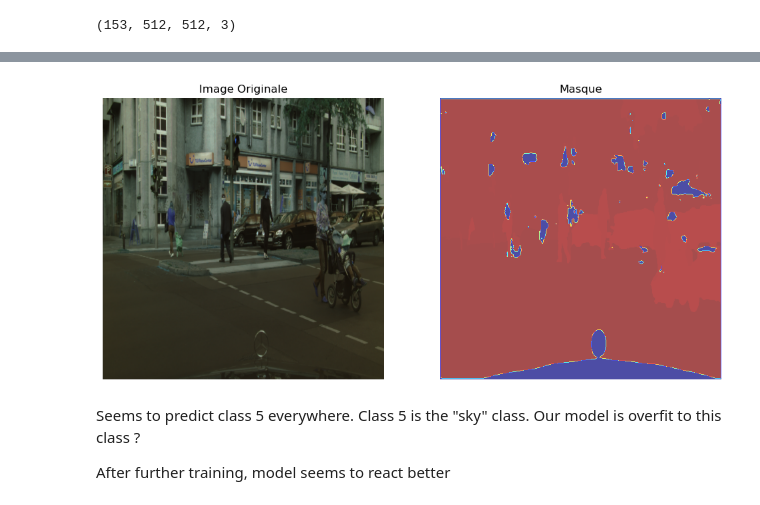
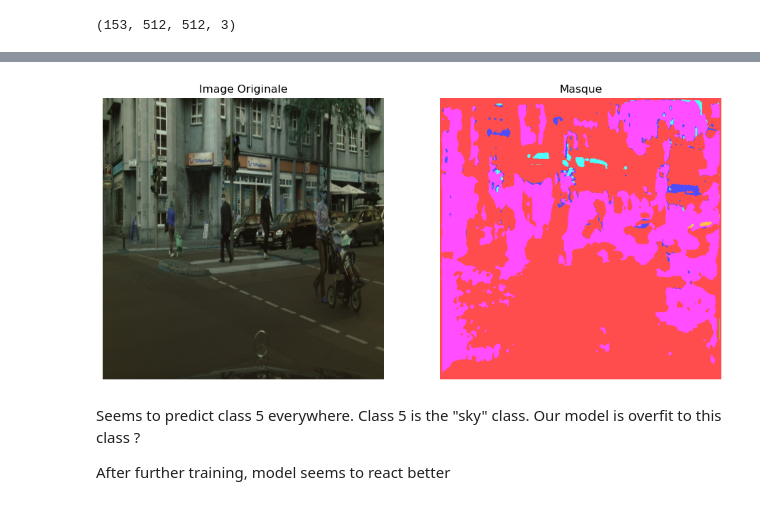
Before and after one commit to Apoxys/OCR-AIEngineer-P8, a Jupyter notebook: Exploration Notebook.ipynb, the cells around one changed output, grey strips where cells are left out. Saved outputs shown, nothing was run; the diff lists cells and outputs as text; code cells hidden in the pictures.

```diff
--- a/Exploration Notebook.ipynb
+++ b/Exploration Notebook.ipynb
@@ -1288,10 +1311,16 @@ X_val, y_val = load_data(image_dir_val, mask_dir_val, num_classes=8)
 # %%
+#Backbone selection
+BACKBONE = 'vgg16'
+preprocess_input = get_preprocessing(BACKBONE)
+
 #preprocess_input = get_preprocessing(BACKBONE)
 #X_train = preprocess_input(X_train)
 #X_val = preprocess_input(X_val)
+IoU_score = IoU(num_classes=8, target_class_ids=[0,1,2,3,4,5,6,7])
+#IoU_score = iou_score
 
 model = sm.Unet(BACKBONE, input_shape=(512, 512, 3), encoder_weights='imagenet', classes=8, activation='softmax')
-model.compile('Adam', loss=bce_jaccard_loss, metrics=[iou_score]) #loss should be cce_jaccard_loss
+model.compile(optimizer='adam', loss=combined_loss, metrics=[IoU_score])
 # %% [markdown]
 https://www.scitepress.org/PublishedPapers/2021/103040/103040.pdf
 
@@ -1299,3 +1329,10 @@ Paper seems to indicate the importance and relevance of PowerJaccardLoss with p=
+# %%
+EarlyStop = keras.callbacks.EarlyStopping(
+    monitor="val_loss",
+    patience=10,
+    restore_best_weights=True,
+    start_from_epoch=0
+)
 # %%
 # fit model
 #use only 10 epochs to try out model ?
@@ -1304,8 +1341,9 @@ t0 = time.time()
 model.fit(
     x=X_train,
     y=y_train,
-    batch_size=16,
-    epochs=100,
+    batch_size=8, #should be 16 but computer can't handle it anymore apparently
+    epochs=1,
+    callbacks=EarlyStop,
     validation_data=(X_val, y_val)
 )
 
@@ -1350,5 +1373,16 @@ prediction = model.predict(X_test, batch_size=16, verbose=1)
 # %%
 #mask_array[13, 13] * 255
+# %%
+# Définir une palette de couleurs personnalisée pour 8 classes
+colors = np.array([[255, 0, 0],       # Rouge
+                   [0, 255, 0],       # Vert
+                   [0, 0, 255],       # Bleu
+                   [255, 255, 0],     # Jaune
+                   [255, 0, 255],     # Magenta
+                   [0, 255, 255],     # Cyan
+                   [128, 0, 128],     # Violet
+                   [255, 165, 0]],    # Orange
+                  dtype=np.uint8)
 # %%
 # for i the index of image to check
 i = 1
@@ -1357,36 +1391,39 @@ mask_array = prediction[i]
 # Charger l'image originale avec OpenCV
 original_image_path = os.path.join(test_images_path,os.listdir(test_images_path)[i])
 original_image = cv2.imread(original_image_path)
 
 #convert image to mask size
 original_image = cv2.resize(original_image, (512, 512))
 
 # Convertir le masque à 8 canaux en masque d'index
 mask_channel = (mask_array * 255).astype(np.uint8) #prepare for individual inspection
 mask_index = np.argmax(mask_array, axis=-1)
 # Convertir le masque en image OpenCV
 mask_image = (mask_index * 255).astype(np.uint8)
 
 #convert mask to original dimensions
 #mask_image = cv2.resize(mask_image, (2048, 1024))
 
+# Créer un masque couleur en utilisant la palette
+mask_color = colors[mask_index]
+
 # Afficher les images côte à côte avec Matplotlib
 fig, axes = plt.subplots(1, 2, figsize=(12, 6))
 
 # Afficher l'image originale à droite
 axes[0].imshow(original_image)
 axes[0].set_title("Image Originale")
 axes[0].axis('off')
 
 # Afficher le masque à gauche
-#axes[1].imshow(mask_channel[:,:,7], cmap='jet', alpha=0.7) #individual inspection
-axes[1].imshow(mask_image, cmap='jet', alpha=0.7) #whole mask
+#axes[1].imshow(mask_channel[:,:,6], cmap='jet', alpha=0.7) #individual inspection
+axes[1].imshow(mask_color, alpha=0.7) #whole mask
 axes[1].set_title("Masque")
 axes[1].axis('off')
 
 plt.show()
 # %% [output]
-[figure, old version]
+[figure, new version]
 # %% [markdown]
 Seems to predict class 5 everywhere. Class 5 is the "sky" class. Our model is overfit to this class ?
 
```
Also changed, not shown: parts of 87 cells of this notebook, 2 other files.
